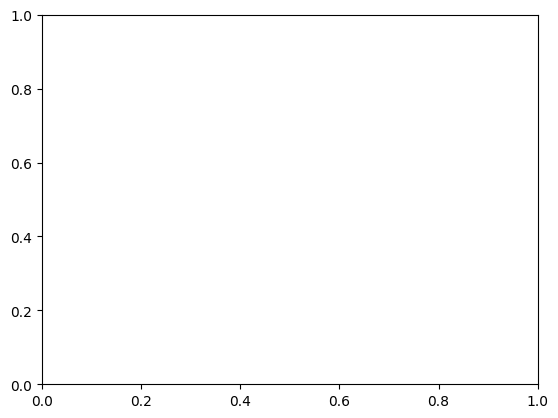
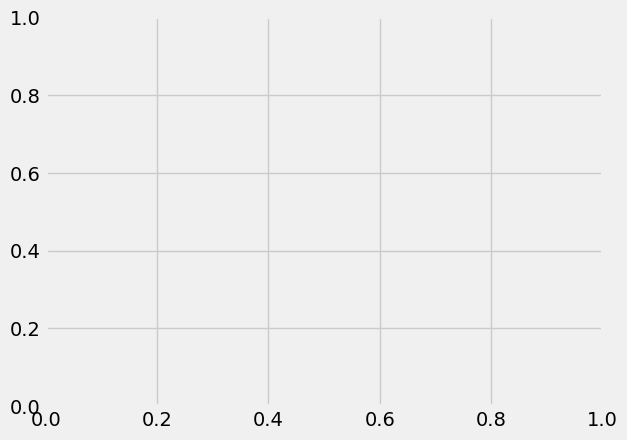
The change to this notebook cell's code, shown as a diff; its figure went from the first image to the second:
--- before
+++ after
@@ -3,2 +3,3 @@
 ax.add_artist
 fig, axs = plt.subplot_mosaic([['left','right_top'],['left','right_bottom']])
+plt.show()

Commit: Commit all modified and new files